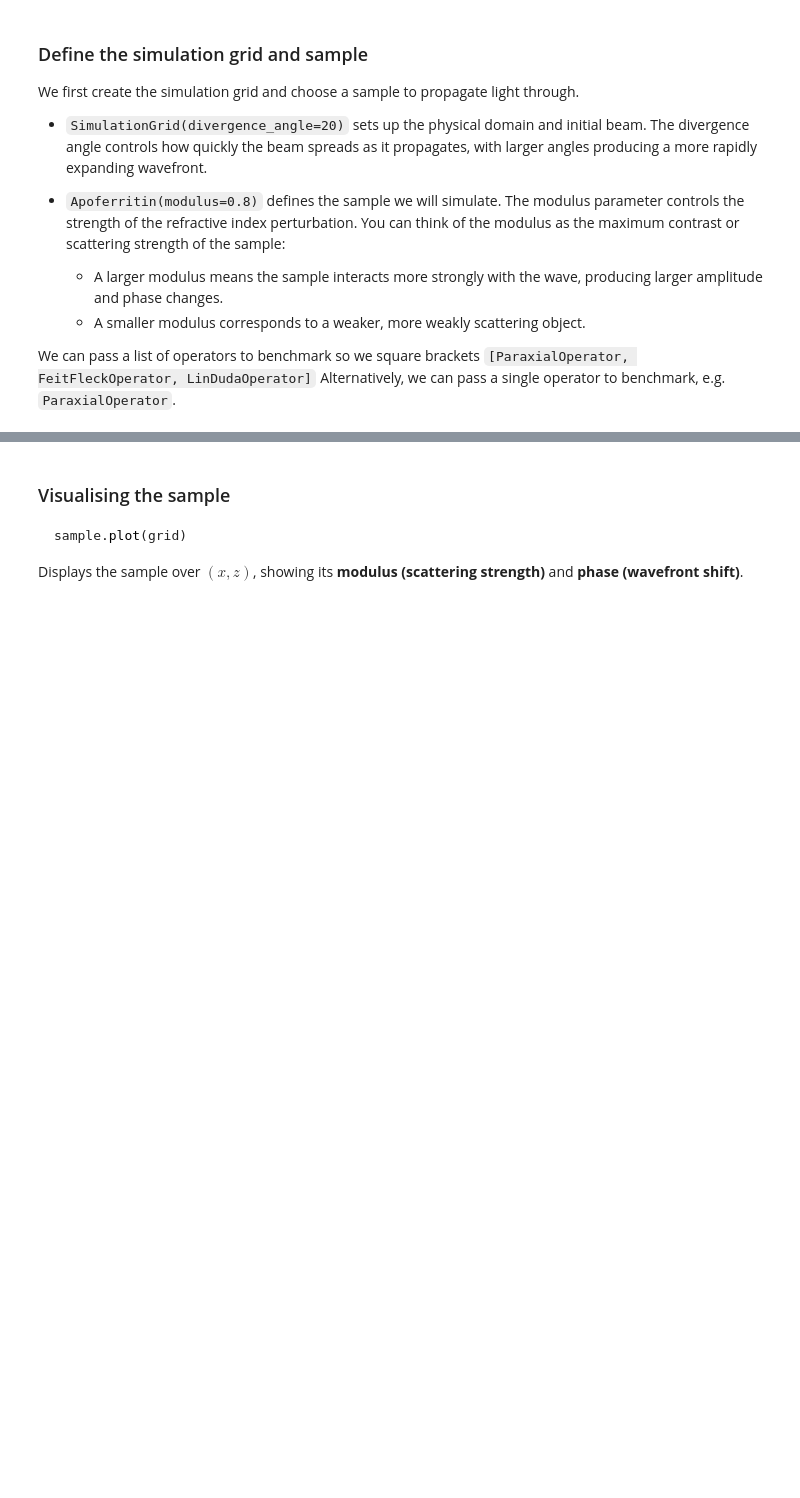
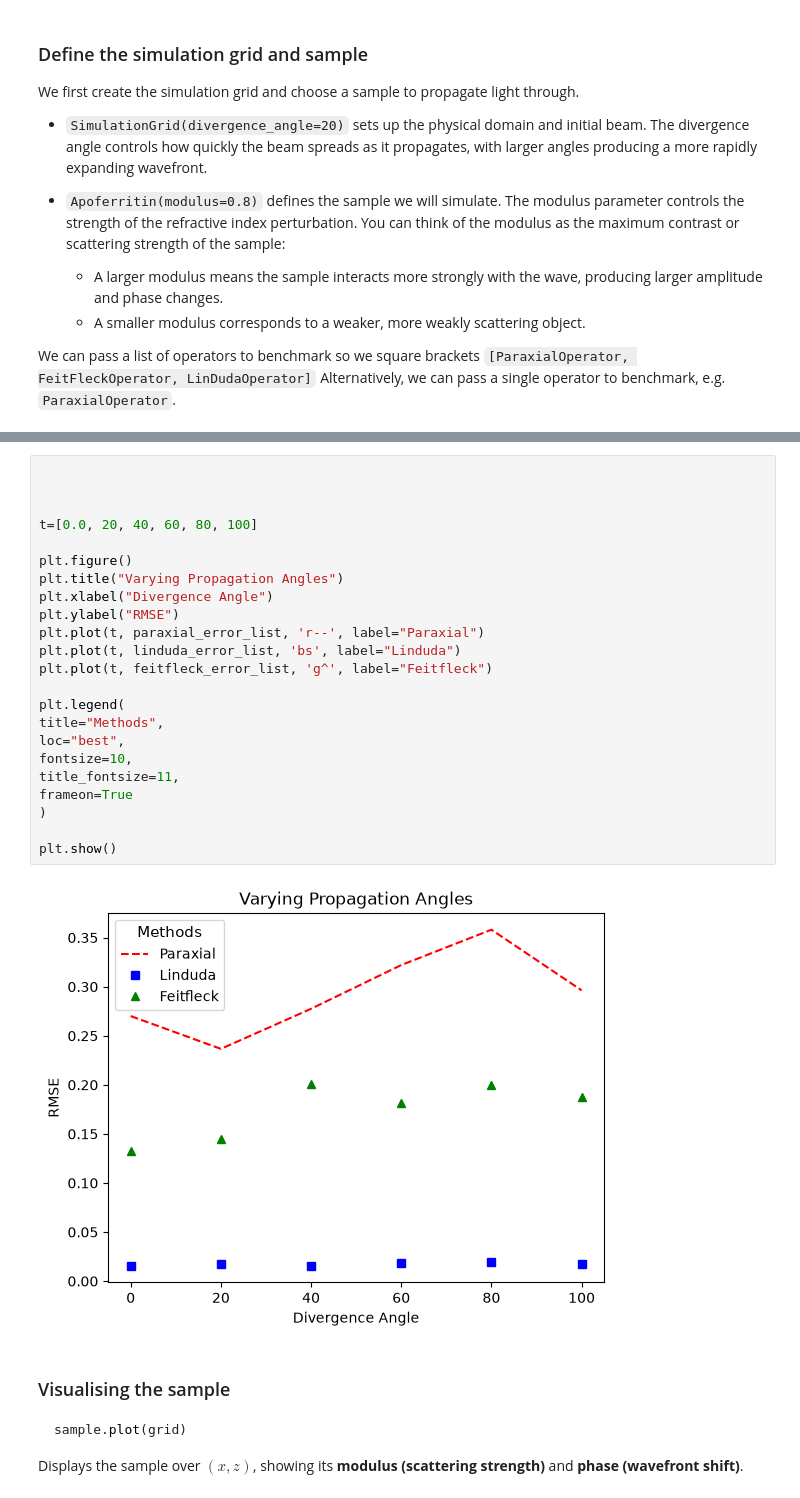
Before and after one commit to bryceshirley/ptychobench, a Jupyter notebook: benchmark_tutorial.ipynb, the cells around one changed output, grey strips where cells are left out. Saved outputs shown, nothing was run; the diff lists cells and outputs as text; blank space fills up the shorter version.

```diff
--- a/benchmark_tutorial.ipynb
+++ b/benchmark_tutorial.ipynb
@@ -66,3 +103,28 @@ operators = [ParaxialOperator, FeitFleckOperator, LinDudaOperator]
+# %%
+
+
+
+t=[0.0, 20, 40, 60, 80, 100]
+
+plt.figure()
+plt.title("Varying Propagation Angles")
+plt.xlabel("Divergence Angle")
+plt.ylabel("RMSE")
+plt.plot(t, paraxial_error_list, 'r--', label="Paraxial")
+plt.plot(t, linduda_error_list, 'bs', label="Linduda")
+plt.plot(t, feitfleck_error_list, 'g^', label="Feitfleck")
+
+plt.legend(
+title="Methods",
+loc="best",
+fontsize=10,
+title_fontsize=11,
+frameon=True
+)
+
+plt.show()
+# %% [output]
+[figure, added]
 # %% [markdown]
 ### Visualising the sample
 
```
Also changed, not shown: parts of 8 cells of this notebook, 4 other files.
